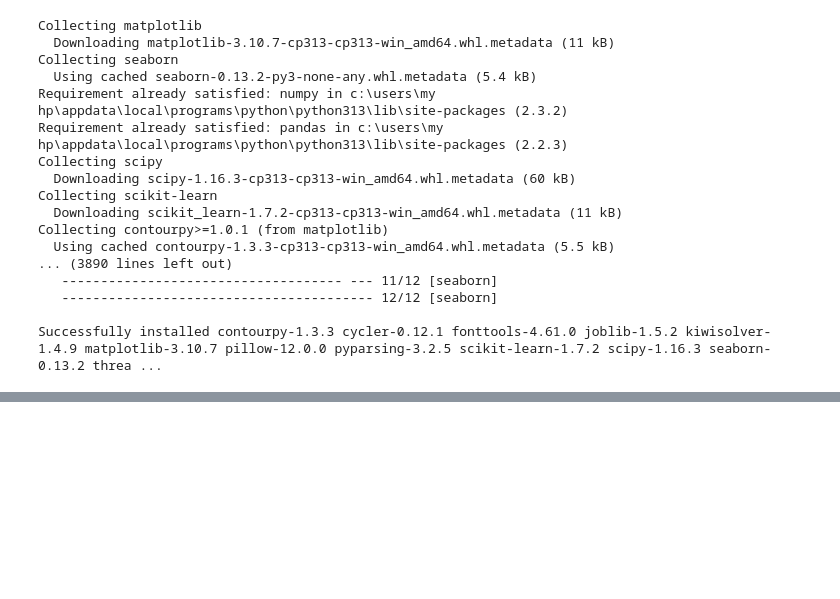
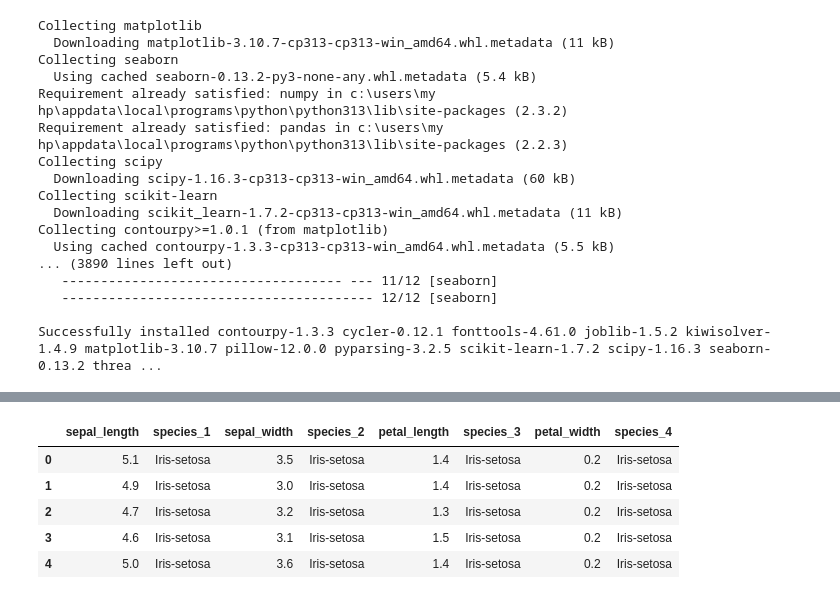
Before and after one commit to LinaMariaa2/Ejercicios-Algoritmos-k-means, a Jupyter notebook: ejecutable.ipynb, the cells around one changed output, grey strips where cells are left out. Drawn from its saved outputs; the diff is of its cells as text; code cells hidden in the pictures; blank space fills up the shorter version.

```diff
--- a/ejecutable.ipynb
+++ b/ejecutable.ipynb
@@ -90,0 +109,23 @@ from scipy import stats
+# %%
+df_merged = pd.DataFrame({
+    'sepal_length': df['SepalLengthCm'],
+    'species_1': df['Species'],
+
+    'sepal_width': df['SepalWidthCm'],
+    'species_2': df['Species'],
+
+    'petal_length': df['PetalLengthCm'],
+    'species_3': df['Species'],
+
+    'petal_width': df['PetalWidthCm'],
+    'species_4': df['Species']
+})
+
+df_merged.head()
+# %% [output]
+|  | sepal_length | species_1 | sepal_width | species_2 | petal_length | species_3 | petal_width | species_4 |
+| 0 | 5.1 | Iris-setosa | 3.5 | Iris-setosa | 1.4 | Iris-setosa | 0.2 | Iris-setosa |
+| 1 | 4.9 | Iris-setosa | 3.0 | Iris-setosa | 1.4 | Iris-setosa | 0.2 | Iris-setosa |
+| 2 | 4.7 | Iris-setosa | 3.2 | Iris-setosa | 1.3 | Iris-setosa | 0.2 | Iris-setosa |
+| 3 | 4.6 | Iris-setosa | 3.1 | Iris-setosa | 1.5 | Iris-setosa | 0.2 | Iris-setosa |
+| 4 | 5.0 | Iris-setosa | 3.6 | Iris-setosa | 1.4 | Iris-setosa | 0.2 | Iris-setosa |
```
Also changed, not shown: parts of 1 cell of this notebook.
